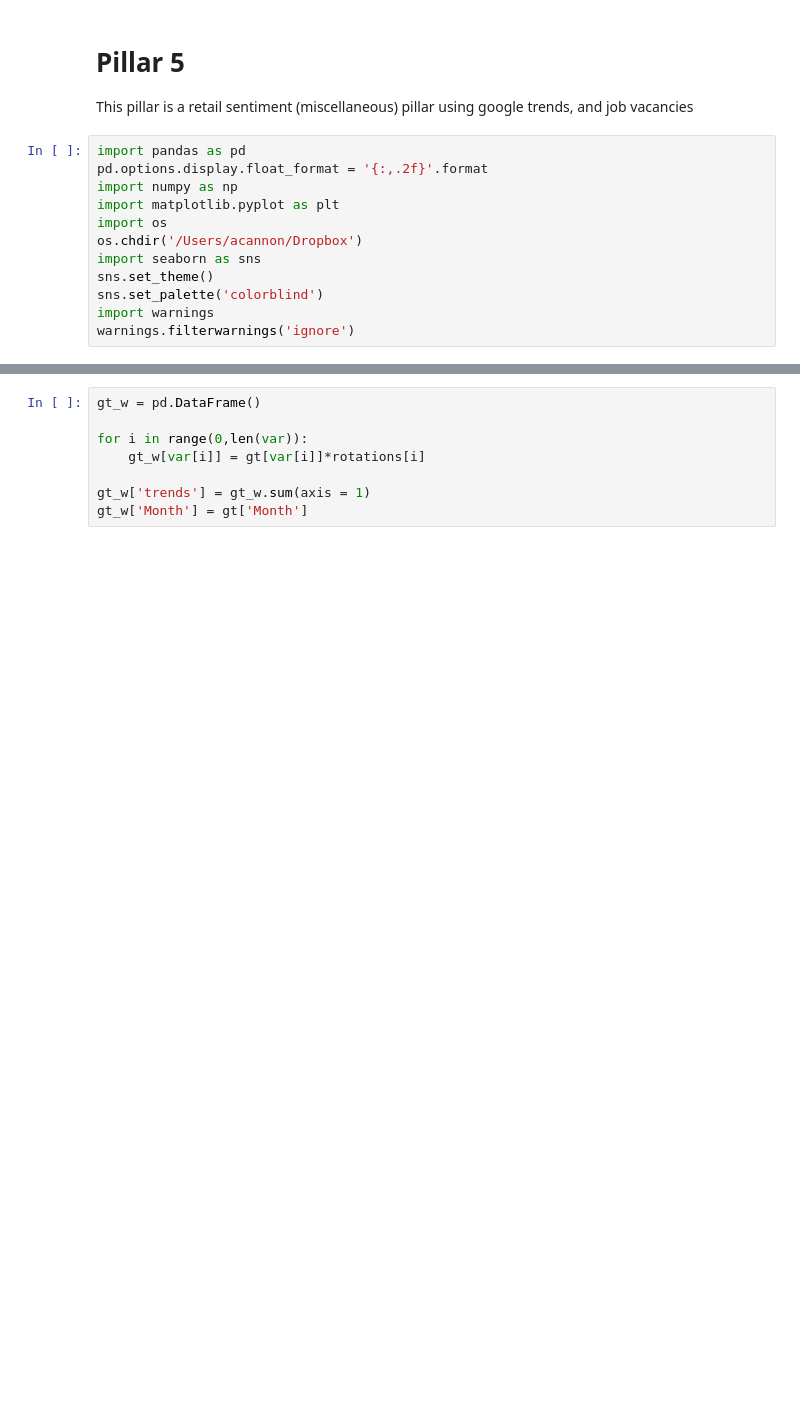
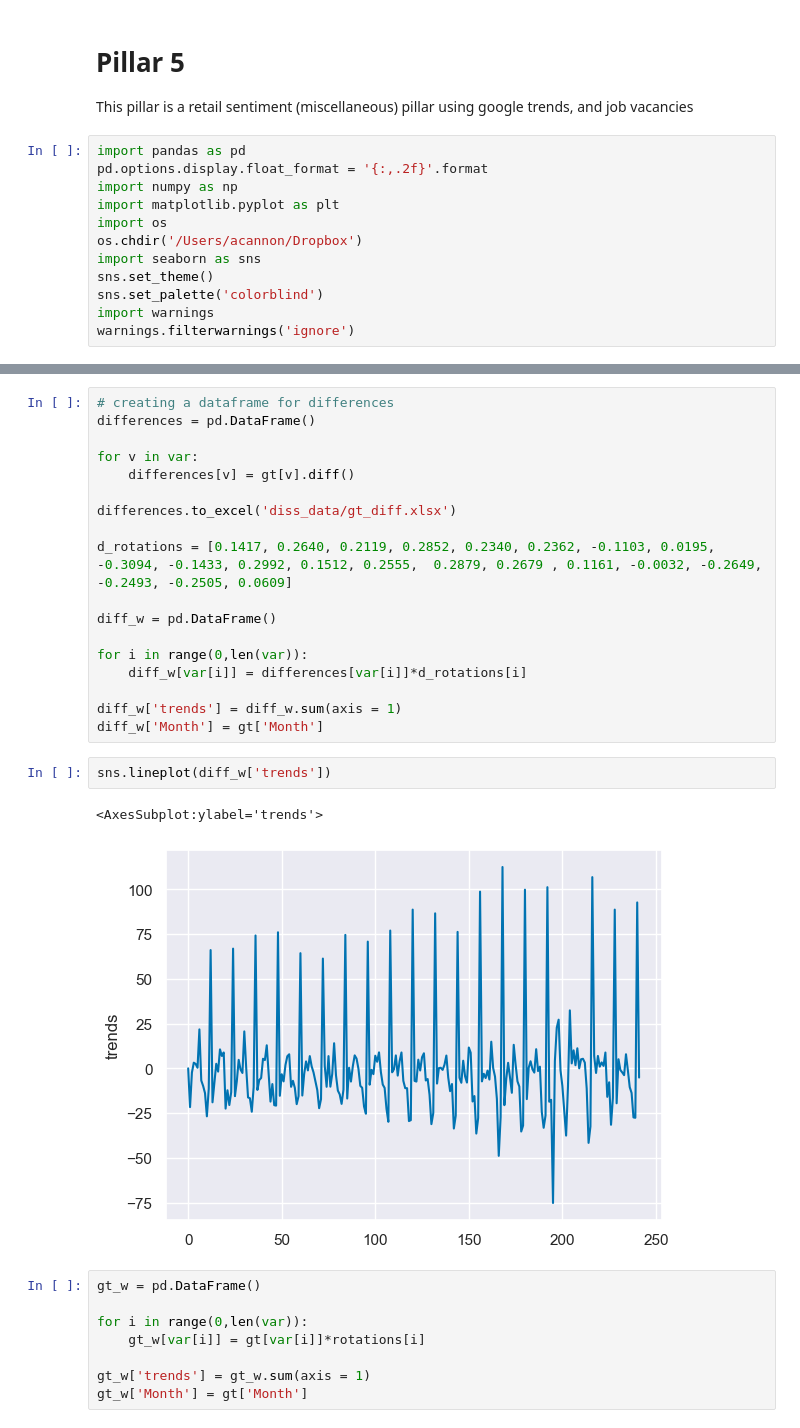
Before and after one commit to aycannon/diss, a Jupyter notebook: Pillar 2/google_trends.ipynb, the cells around one changed output, grey strips where cells are left out. Drawn from its saved outputs; the diff is of its cells as text; blank space fills up the shorter version.

Commit message:
trying differences PCA. needs to be scaled

```diff
--- a/Pillar 2/google_trends.ipynb
+++ b/Pillar 2/google_trends.ipynb
@@ -26,3 +42,26 @@ len
+# %%
+# creating a dataframe for differences
+differences = pd.DataFrame()
+
+for v in var:
+    differences[v] = gt[v].diff()
+
+differences.to_excel('diss_data/gt_diff.xlsx')
+
+d_rotations = [0.1417, 0.2640, 0.2119, 0.2852, 0.2340, 0.2362, -0.1103, 0.0195, -0.3094, -0.1433, 0.2992, 0.1512, 0.2555,  0.2879, 0.2679 , 0.1161, -0.0032, -0.2649, -0.2493, -0.2505, 0.0609]
+
+diff_w = pd.DataFrame()
+
+for i in range(0,len(var)):
+    diff_w[var[i]] = differences[var[i]]*d_rotations[i]
+
+diff_w['trends'] = diff_w.sum(axis = 1)
+diff_w['Month'] = gt['Month']
+# %%
+sns.lineplot(diff_w['trends'])
+# %% [output]
+<AxesSubplot:ylabel='trends'>
+[figure, added]
 # %%
 gt_w = pd.DataFrame()
 
```
Also changed, not shown: parts of 2 cells of this notebook.
